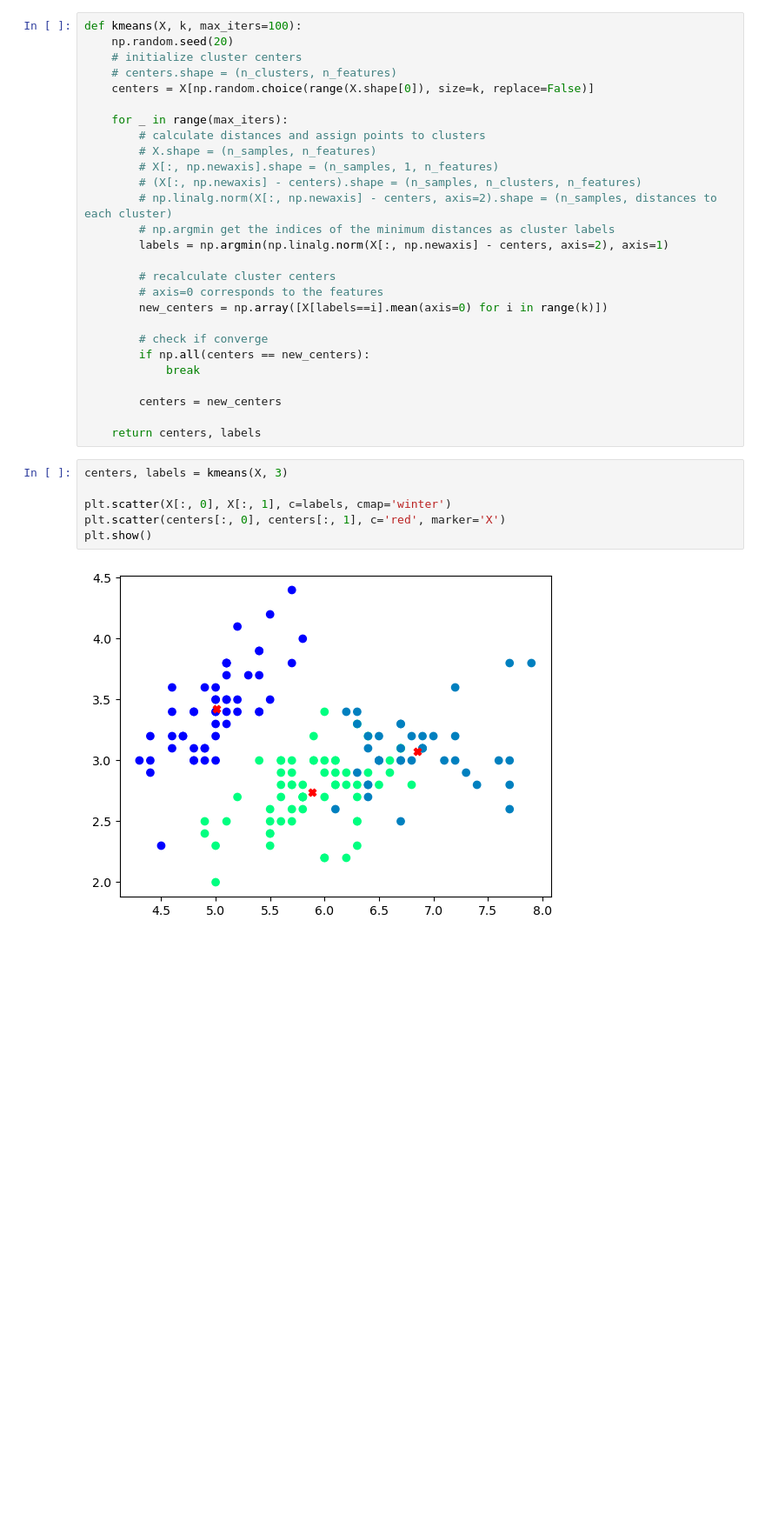
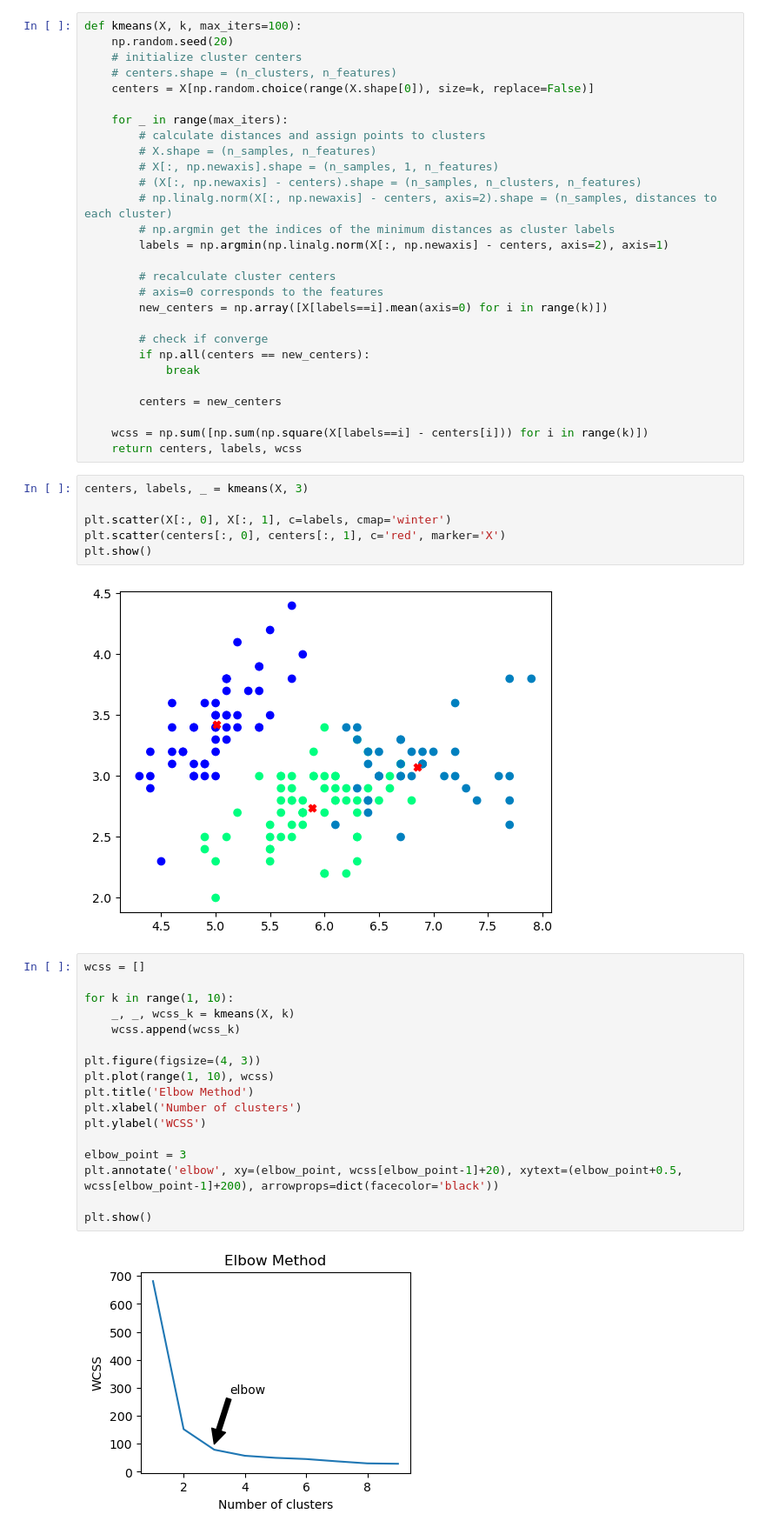
Before and after one commit to hc-sun/python-data-science, a Jupyter notebook: machine_learning.ipynb, the cells around one changed output. Shown: that part at 87% size. Drawn from its saved outputs; the diff is of its cells as text; blank space fills up the shorter version.

Commit message:
added within-cluster sum of squares to kmeans

```diff
--- a/machine_learning.ipynb
+++ b/machine_learning.ipynb
@@ -676,12 +684,32 @@ def kmeans(X, k, max_iters=100):
 
         centers = new_centers
 
-    return centers, labels
+    wcss = np.sum([np.sum(np.square(X[labels==i] - centers[i])) for i in range(k)])
+    return centers, labels, wcss
 # %%
-centers, labels = kmeans(X, 3)
+centers, labels, _ = kmeans(X, 3)
 
 plt.scatter(X[:, 0], X[:, 1], c=labels, cmap='winter')
 plt.scatter(centers[:, 0], centers[:, 1], c='red', marker='X')
 plt.show()
 # %% [output]
 [figure]
+# %%
+wcss = []
+
+for k in range(1, 10):
+    _, _, wcss_k = kmeans(X, k)
+    wcss.append(wcss_k)
+
+plt.figure(figsize=(4, 3))
+plt.plot(range(1, 10), wcss)
+plt.title('Elbow Method')
+plt.xlabel('Number of clusters')
+plt.ylabel('WCSS')
+
+elbow_point = 3
+plt.annotate('elbow', xy=(elbow_point, wcss[elbow_point-1]+20), xytext=(elbow_point+0.5, wcss[elbow_point-1]+200), arrowprops=dict(facecolor='black'))
+
+plt.show()
+# %% [output]
+[figure, added]
```
Also changed, not shown: parts of 1 cell of this notebook.
